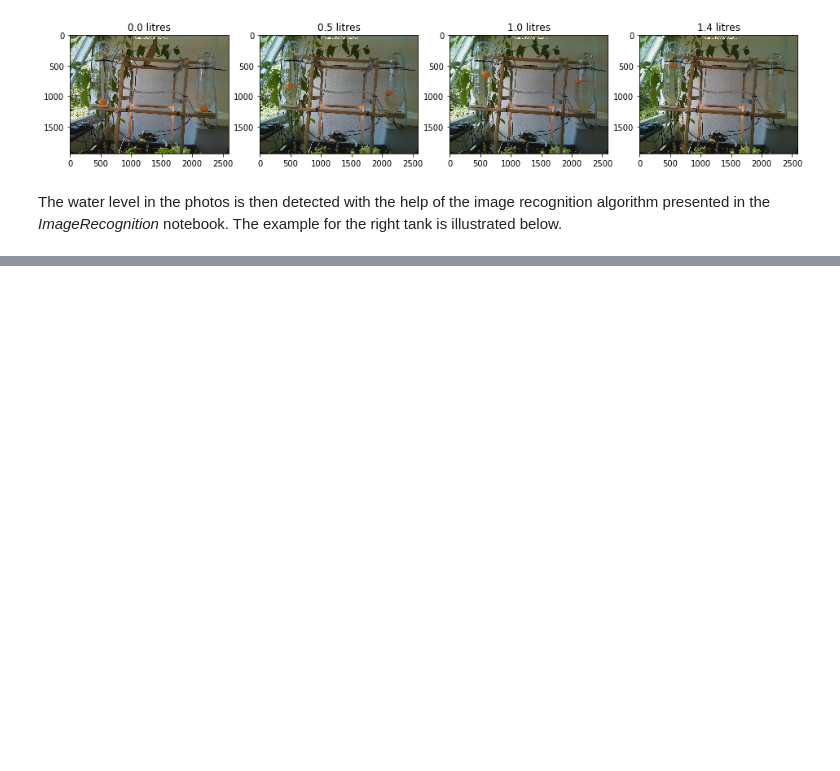
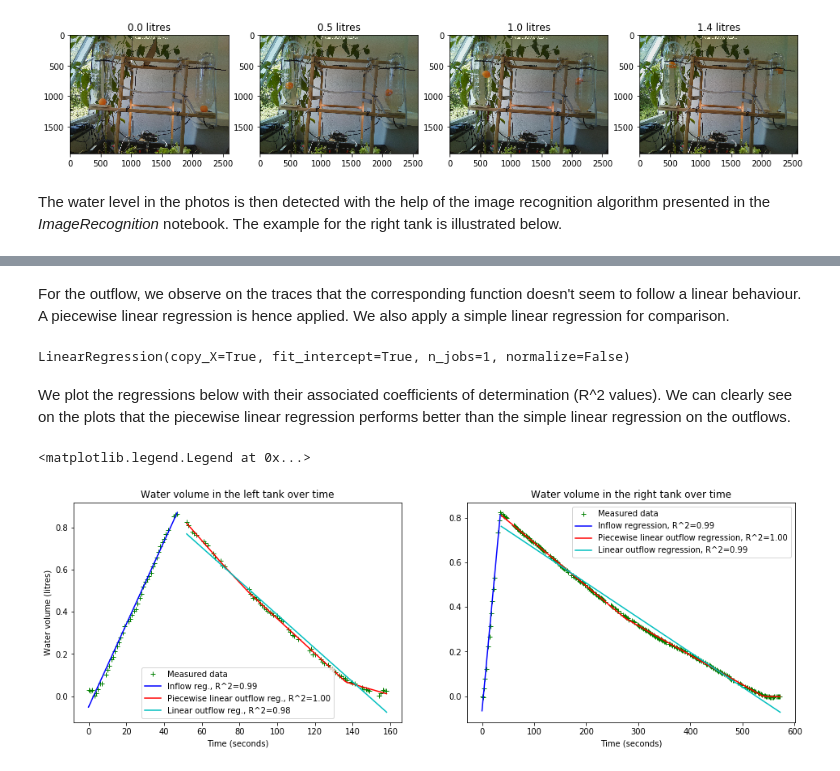
Before and after one commit to crestdsl/CREST, a Jupyter notebook: FlowCalculation.ipynb, the cells around one changed output, grey strips where cells are left out. Drawn from its saved outputs; the diff is of its cells as text; code cells hidden in the pictures; blank space fills up the shorter version.

```diff
--- a/FlowCalculation.ipynb
+++ b/FlowCalculation.ipynb
@@ -136,0 +174,78 @@ TODO
+# %% [markdown]
+For the outflow, we observe on the traces that the corresponding function doesn't seem to follow a linear behaviour. A piecewise linear regression is hence applied. We also apply a simple linear regression for comparison.
+# %%
+import pwlf
+
+# Piecewise linear regressions are applied on the outflow for the two tanks.
+outflow_left = pwlf.PiecewiseLinFit(outflow_x_left[:, 0], outflow_y_left[:, 0])
+outflow_right = pwlf.PiecewiseLinFit(outflow_x_right[:, 0], outflow_y_right[:, 0])
+
+# An arbitrary number of 3 intervals is used for the fitting.
+intervals_left = outflow_left.fit(3)
+intervals_right = outflow_right.fit(3)
+
+# Linear regressions are also applied for comparison.
+lin_outflow_left = LinearRegression()
+lin_outflow_right = LinearRegression()
+lin_outflow_left.fit(outflow_x_left, outflow_y_left)
+lin_outflow_right.fit(outflow_x_right, outflow_y_right)
+# %% [output]
+LinearRegression(copy_X=True, fit_intercept=True, n_jobs=1, normalize=False)
+# %% [markdown]
+We plot the regressions below with their associated coefficients of determination (R^2 values). We can clearly see on the plots that the piecewise linear regression performs better than the simple linear regression on the outflows.
+# %%
+from sklearn.metrics import r2_score
+
+# The regressions are applied on the data points.
+inflow_pred_left = inflow_left.predict(inflow_x_left)
+inflow_pred_right = inflow_right.predict(inflow_x_right)
+
+outflow_pred_left = outflow_left.predict(outflow_x_left[:, 0])
+outflow_pred_right = outflow_right.predict(outflow_x_right[:, 0])
+
+lin_out_pred_left = lin_outflow_left.predict(outflow_x_left)
+lin_out_pred_right = lin_outflow_right.predict(outflow_x_right)
+
+# The R^2 scores are computed.
+r2_inflow_left = r2_score(inflow_y_left, inflow_pred_left)
+r2_inflow_right = r2_score(inflow_y_right, inflow_pred_right)
+
+r2_outflow_left = r2_score(outflow_y_left, outflow_pred_left)
+r2_outflow_right = r2_score(outflow_y_right, outflow_pred_right)
+
+r2_lin_out_left = r2_score(outflow_y_left, lin_out_pred_left)
+r2_lin_out_right = r2_score(outflow_y_right, lin_out_pred_right)
+
+# The regressions and their scores are plotted.
+fig = plt.figure()
+ax1 = fig.add_subplot(1, 2, 1)
+ax1.plot(xflow_left, yflow_left, '+g')
+ax1.plot(inflow_x_left, inflow_pred_left, '-b')
+ax1.plot(outflow_x_left, outflow_pred_left, '-r')
+ax1.plot(outflow_x_left, lin_out_pred_left, '-c')
+plt.xlabel('Time (seconds)')
+plt.ylabel('Water volume (litres)')
+ax1.set_title("Water volume in the left tank over time")
+ax1.legend(["Measured data",
+            "Inflow reg., R^2={:.2f}".format(r2_inflow_left),
+            "Piecewise linear outflow reg., R^2={:.2f}"
+            .format(r2_outflow_left),
+            "Linear outflow reg., R^2={:.2f}"
+            .format(r2_lin_out_left)])
+
+ax2 = fig.add_subplot(1, 2, 2)
+ax2.plot(xflow_right, yflow_right, '+g')
+ax2.plot(inflow_x_right, inflow_pred_right, '-b')
+ax2.plot(outflow_x_right, outflow_pred_right, '-r')
+ax2.plot(outflow_x_right, lin_out_pred_right, '-c')
+plt.xlabel('Time (seconds)')
+ax2.set_title("Water volume in the right tank over time")
+ax2.legend(["Measured data",
+            "Inflow regression, R^2={:.2f}".format(r2_inflow_right),
+            "Piecewise linear outflow regression, R^2={:.2f}"
+            .format(r2_outflow_right),
+            "Linear outflow regression, R^2={:.2f}"
+            .format(r2_lin_out_right)])
+# %% [output]
+<matplotlib.legend.Legend at 0x...>
+[figure, added]
```
Also changed, not shown: parts of 19 cells of this notebook.
